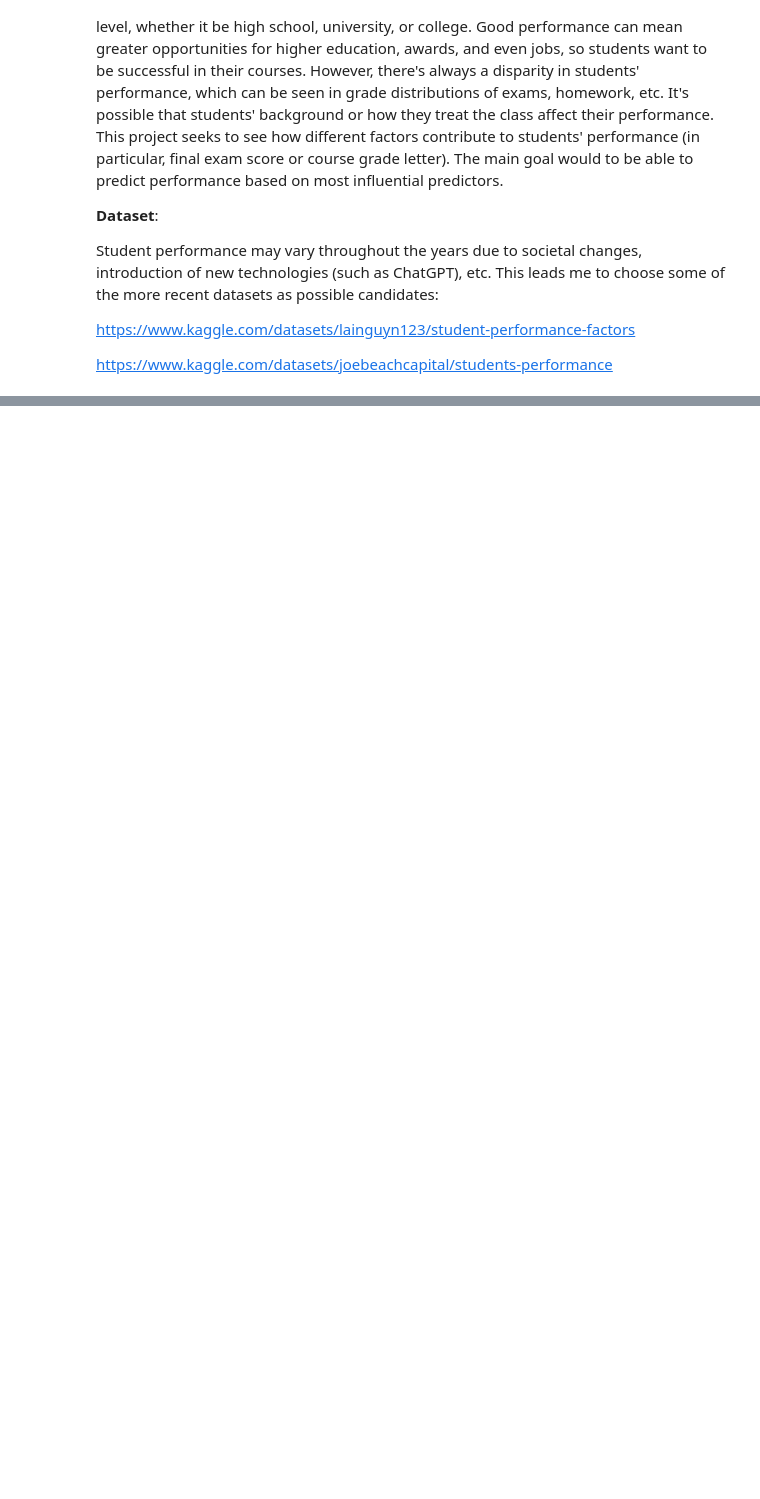
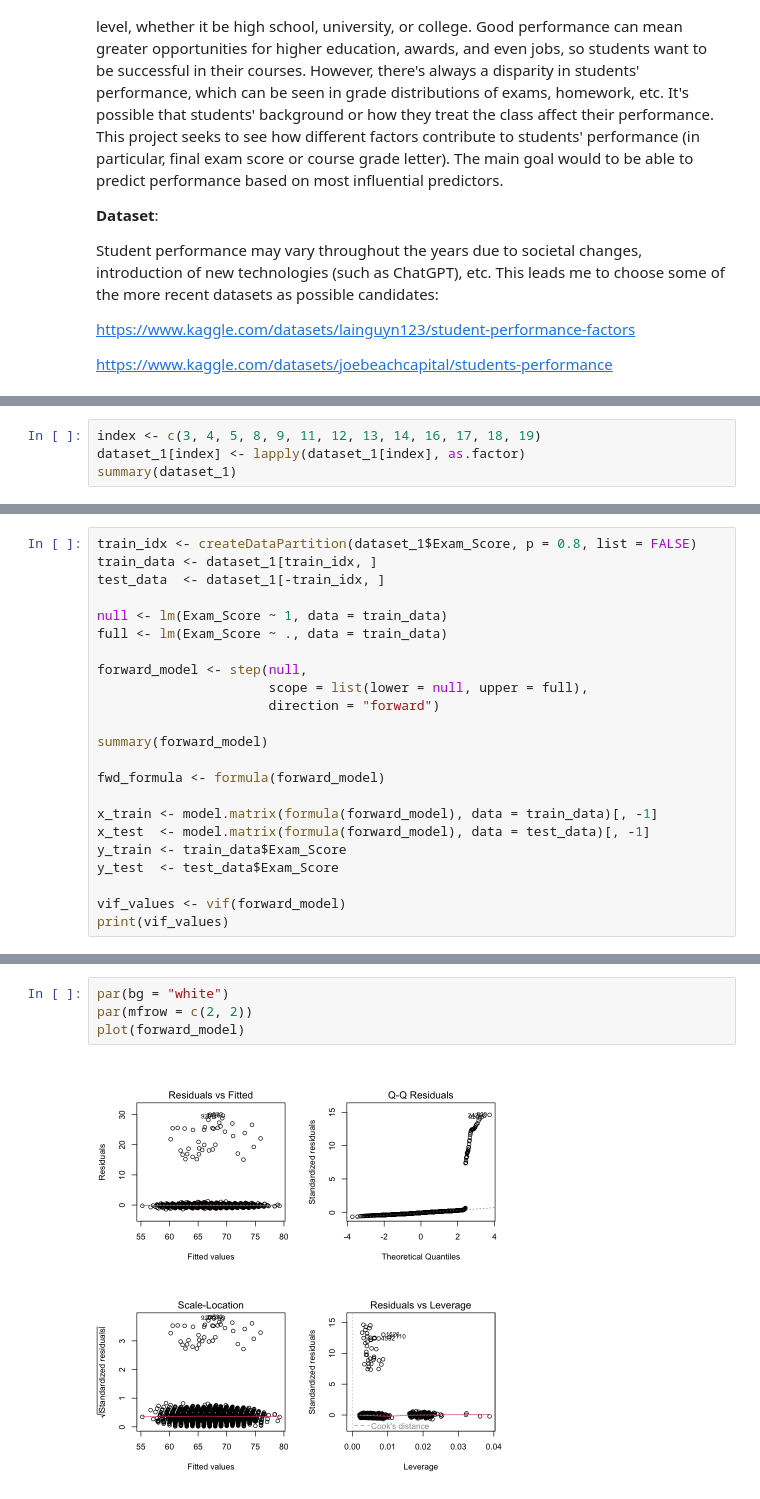
Before and after one commit to hd54/stat447c, a Jupyter notebook: proposal.ipynb, the cells around one changed output, grey strips where cells are left out. Cells and saved outputs as stored; diff of their text form; blank space fills up the shorter version.

```diff
--- a/proposal.ipynb
+++ b/proposal.ipynb
@@ -81,0 +108,4 @@ https://haines-lab.com/post/on-the-equivalency-between-the-lasso-ridge-regressio
+# %%
+index <- c(3, 4, 5, 8, 9, 11, 12, 13, 14, 16, 17, 18, 19)
+dataset_1[index] <- lapply(dataset_1[index], as.factor)
+summary(dataset_1)
@@ -81,0 +165,23 @@ https://haines-lab.com/post/on-the-equivalency-between-the-lasso-ridge-regressio
+# %%
+train_idx <- createDataPartition(dataset_1$Exam_Score, p = 0.8, list = FALSE)
+train_data <- dataset_1[train_idx, ]
+test_data  <- dataset_1[-train_idx, ]
+
+null <- lm(Exam_Score ~ 1, data = train_data)
+full <- lm(Exam_Score ~ ., data = train_data)
+
+forward_model <- step(null,
+                      scope = list(lower = null, upper = full),
+                      direction = "forward")
+
+summary(forward_model)
+
+fwd_formula <- formula(forward_model)
+
+x_train <- model.matrix(formula(forward_model), data = train_data)[, -1]
+x_test  <- model.matrix(formula(forward_model), data = test_data)[, -1]
+y_train <- train_data$Exam_Score
+y_test  <- test_data$Exam_Score
+
+vif_values <- vif(forward_model)
+print(vif_values)
@@ -81,0 +240,6 @@ https://haines-lab.com/post/on-the-equivalency-between-the-lasso-ridge-regressio
+# %%
+par(bg = "white")
+par(mfrow = c(2, 2))
+plot(forward_model)
+# %% [output]
+[figure, added]
```
Also changed, not shown: parts of 19 cells of this notebook, 1 other file.
